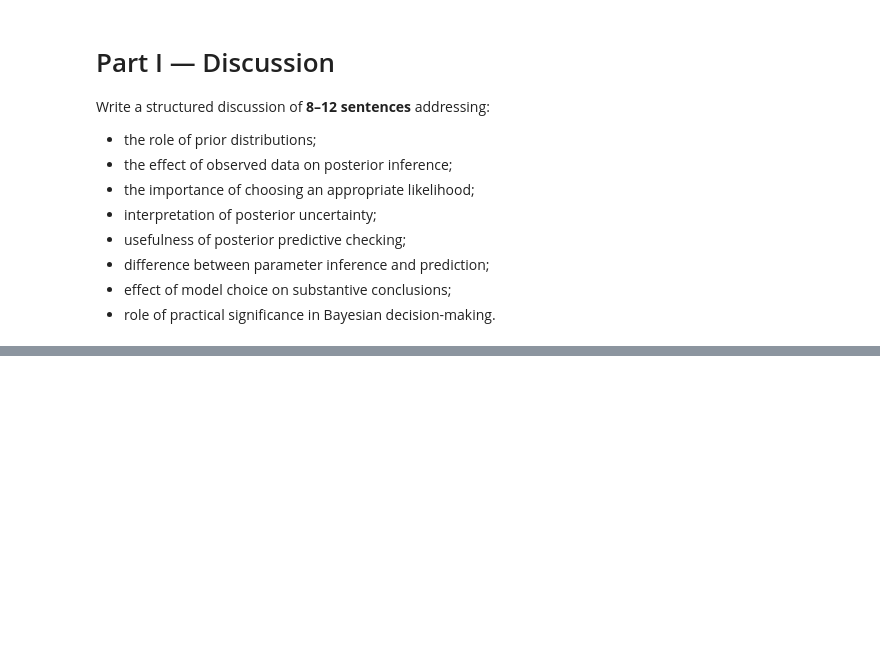
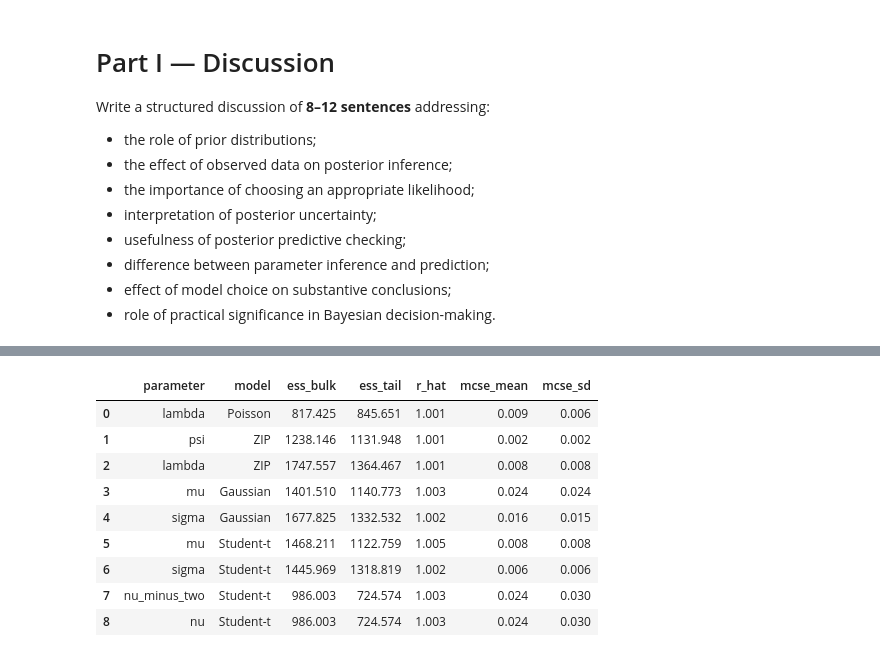
Before and after one commit to rohaan2802/Bayesian_PyMC, a Jupyter notebook: notebook/i222327_A01_A_SM.ipynb, the cells around one changed output, grey strips where cells are left out. Drawn from its saved outputs; the diff is of its cells as text; code cells hidden in the pictures; blank space fills up the shorter version.

```diff
--- a/notebook/i222327_A01_A_SM.ipynb
+++ b/notebook/i222327_A01_A_SM.ipynb
@@ -849,0 +918,16 @@ Prior distributions give the model a starting belief before the observed data ar
+# %%
+# Convergence diagnostics for all fitted models
+# (In a fresh run, fit models with SAMPLE_KWARGS and idata_kwargs log_likelihood=True.)
+diag_display = diag.copy()
+diag_display
+# %% [output]
+|  | parameter | model | ess_bulk | ess_tail | r_hat | mcse_mean | mcse_sd |
+| 0 | lambda | Poisson | 817.425 | 845.651 | 1.001 | 0.009 | 0.006 |
+| 1 | psi | ZIP | 1238.146 | 1131.948 | 1.001 | 0.002 | 0.002 |
+| 2 | lambda | ZIP | 1747.557 | 1364.467 | 1.001 | 0.008 | 0.008 |
+| 3 | mu | Gaussian | 1401.510 | 1140.773 | 1.003 | 0.024 | 0.024 |
+| 4 | sigma | Gaussian | 1677.825 | 1332.532 | 1.002 | 0.016 | 0.015 |
+| 5 | mu | Student-t | 1468.211 | 1122.759 | 1.005 | 0.008 | 0.008 |
+| 6 | sigma | Student-t | 1445.969 | 1318.819 | 1.002 | 0.006 | 0.006 |
+| 7 | nu_minus_two | Student-t | 986.003 | 724.574 | 1.003 | 0.024 | 0.030 |
+| 8 | nu | Student-t | 986.003 | 724.574 | 1.003 | 0.024 | 0.030 |
```
Also changed, not shown: parts of 36 cells of this notebook, 9 other files.
